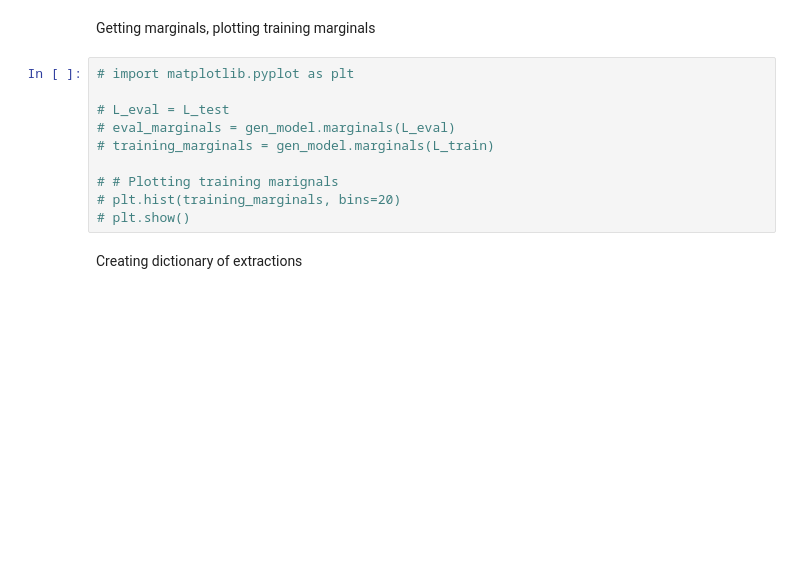
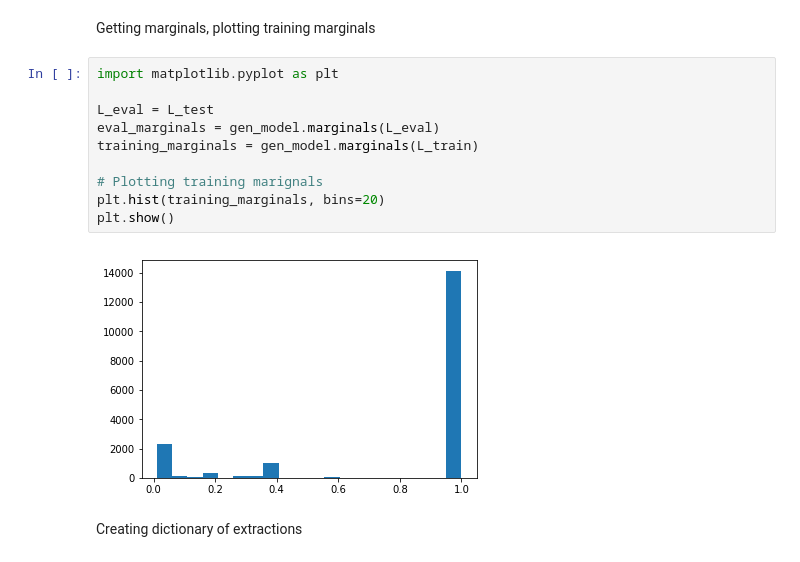
Before and after one commit to CHTAP/extractors, a Jupyter notebook: src/phone_extractor_sse/Snorkel_Phone_Pipeline_NB2-07-20.ipynb, the cells around one changed output. Cells and saved outputs as stored; diff of their text form; blank space fills up the shorter version.

Commit message:
adding generative models

```diff
--- a/src/phone_extractor_sse/Snorkel_Phone_Pipeline_NB2-07-20.ipynb
+++ b/src/phone_extractor_sse/Snorkel_Phone_Pipeline_NB2-07-20.ipynb
@@ -521,15 +444,17 @@ Error analysis for generative model
 # %% [markdown]
 Getting marginals, plotting training marginals
 # %%
-# import matplotlib.pyplot as plt
+import matplotlib.pyplot as plt
 
-# L_eval = L_test
-# eval_marginals = gen_model.marginals(L_eval)
-# training_marginals = gen_model.marginals(L_train)
+L_eval = L_test
+eval_marginals = gen_model.marginals(L_eval)
+training_marginals = gen_model.marginals(L_train)
 
-# # Plotting training marignals
-# plt.hist(training_marginals, bins=20)
-# plt.show()
+# Plotting training marignals
+plt.hist(training_marginals, bins=20)
+plt.show()
+# %% [output]
+[figure, added]
 # %% [markdown]
 Creating dictionary of extractions
 # %%
```
Also changed, not shown: parts of 16 cells of this notebook.
